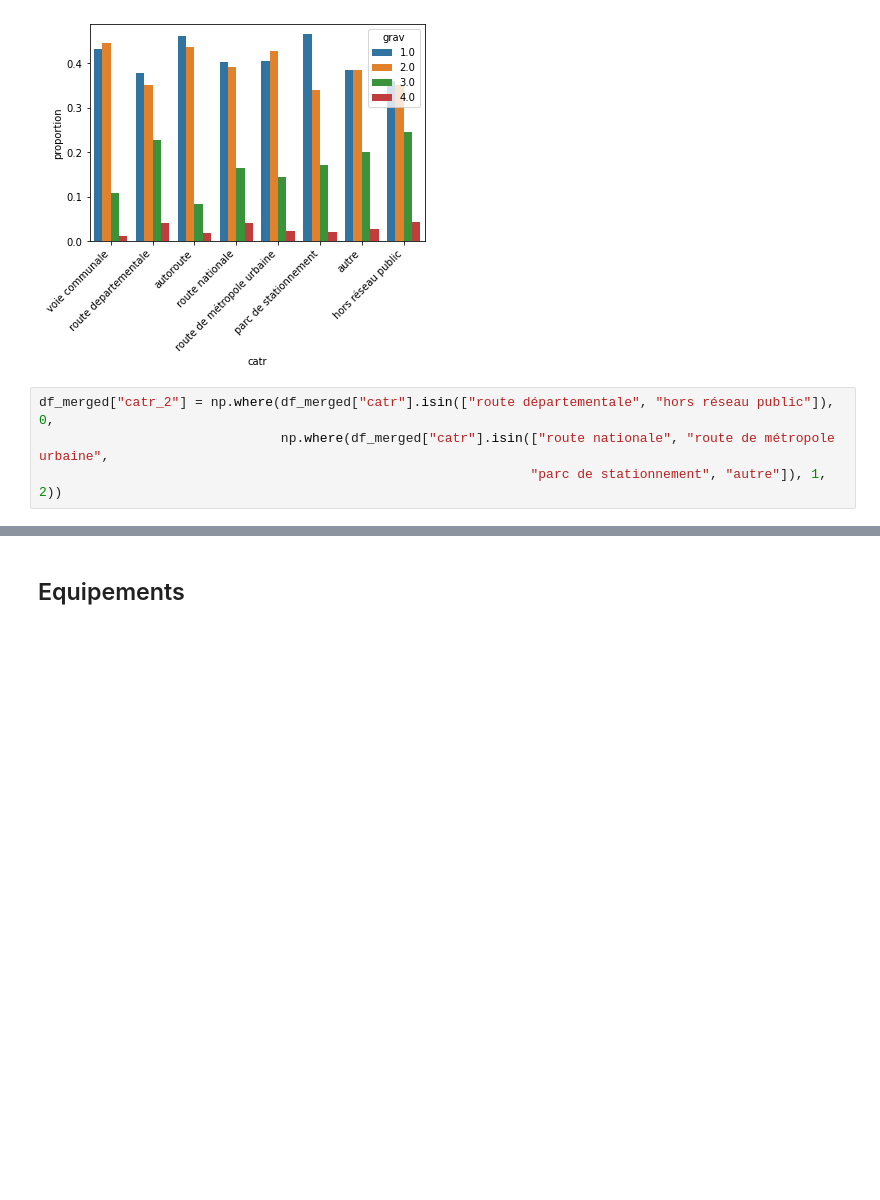
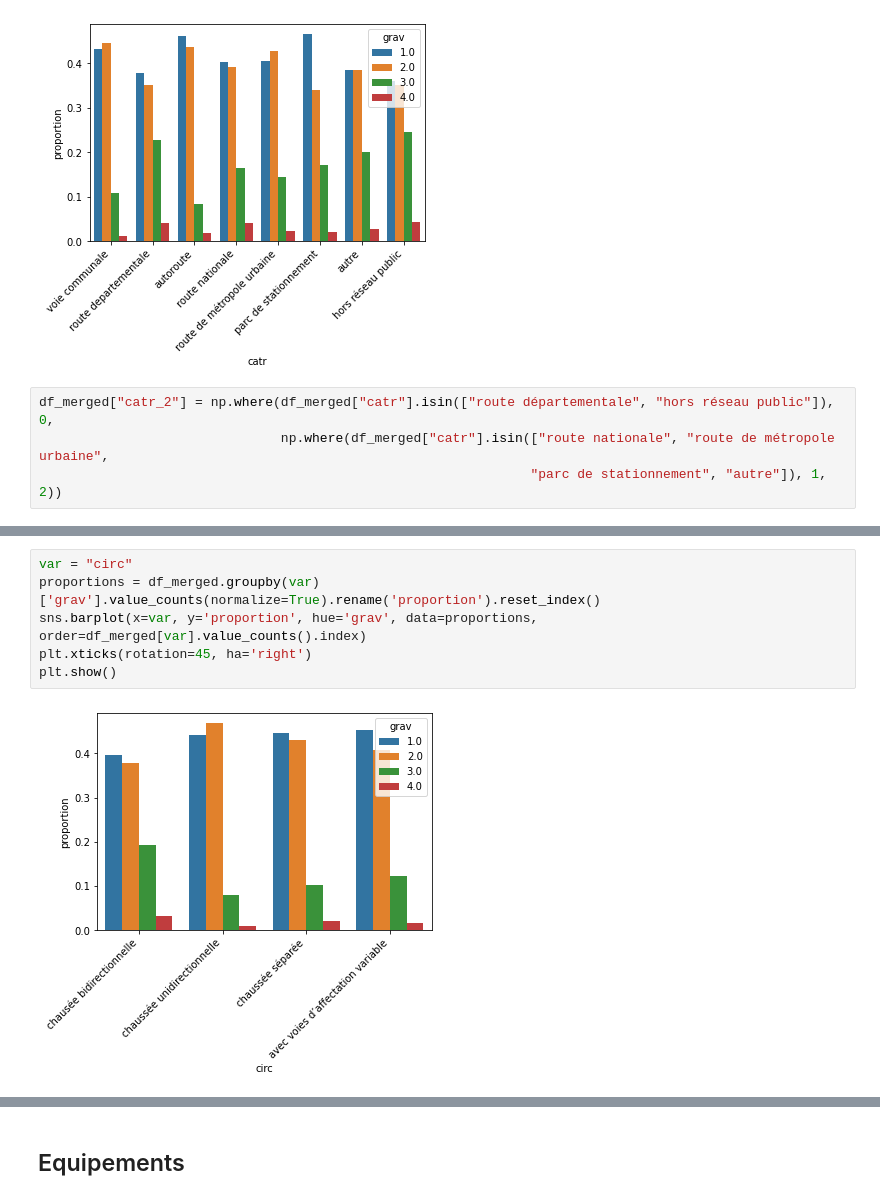
Before and after one commit to antoine-palazz/Projet_Python_ENSAE_2A, a Jupyter notebook: scripts/eda.ipynb, the cells around one changed output, grey strips where cells are left out. Saved outputs shown, nothing was run; the diff lists cells and outputs as text; blank space fills up the shorter version.

```diff
--- a/scripts/eda.ipynb
+++ b/scripts/eda.ipynb
@@ -471,0 +443,8 @@ df_merged["catr_2"] = np.where(df_merged["catr"].isin(["route départementale",
+# %%
+var = "circ"
+proportions = df_merged.groupby(var)['grav'].value_counts(normalize=True).rename('proportion').reset_index()
+sns.barplot(x=var, y='proportion', hue='grav', data=proportions, order=df_merged[var].value_counts().index)
+plt.xticks(rotation=45, ha='right')
+plt.show()
+# %% [output]
+[figure, added]
```
Also changed, not shown: parts of 45 cells of this notebook, 1 other file.
